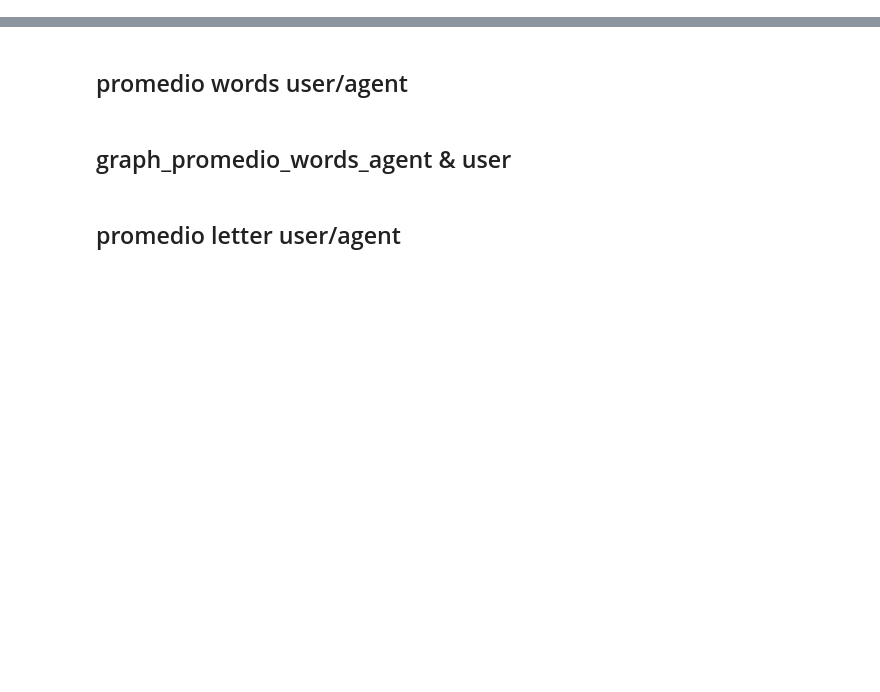
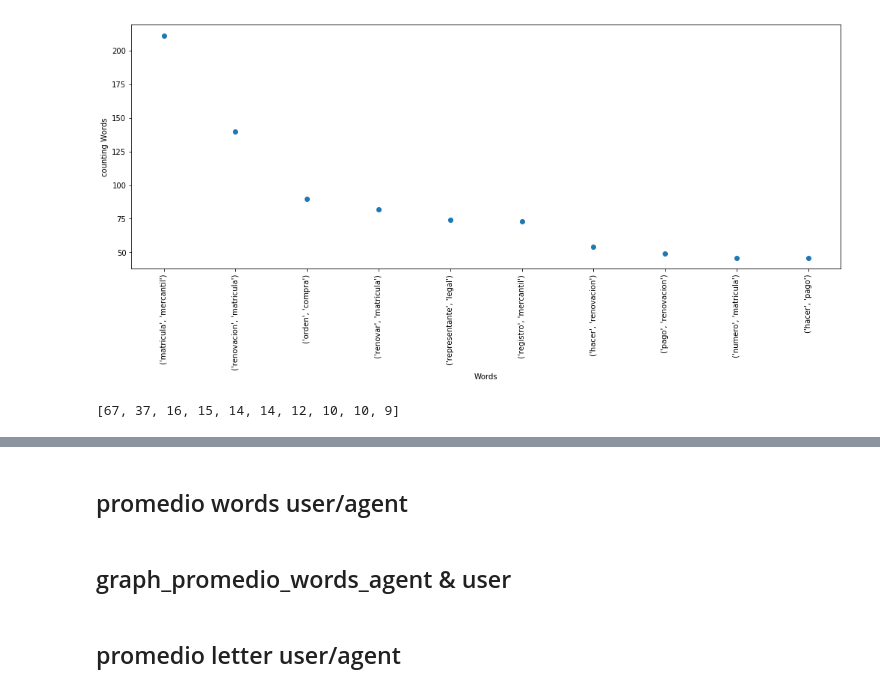
Before and after one commit to jhonex1234/code_py, a Jupyter notebook: nltk/graph_count_promedio/words/chat's/count_words.ipynb, the cells around one changed output, grey strips where cells are left out. Drawn from its saved outputs; the diff is of its cells as text; code cells hidden in the pictures; blank space fills up the shorter version.

```diff
--- a/nltk/graph_count_promedio/words/chat's/count_words.ipynb
+++ b/nltk/graph_count_promedio/words/chat's/count_words.ipynb
@@ -50,0 +193,9 @@ text_chat = datafram_filtered_user['mensaje']
+# %%
+#text_chat_token = re.sub(pattern=r'[^\w]', repl='', string=text_chat_token)
+text_chat_token = text_chat_token.replace("$", "")
+text_chat_token = text_chat_token.replace("?", "")
+text_chat_token = text_chat_token.replace(".", "")
+text_chat_token = text_chat_token.replace("'","")
+len(text_chat_token)
+text_chat_token = re.sub(pattern=r"¿", repl=r"", string=text_chat_token)
+len(text_chat_token)
@@ -51 +204,3 @@ text_chat = datafram_filtered_user['mensaje']
+# %%
+most_token_chat = tokenize.wordpunct_tokenize(text_chat_token)
 # %%
@@ -54,0 +212,3 @@ len(text_chat)
+# %%
+most_token_chat = [normalize('NFKD', word.lower()).encode('ascii', 'ignore').decode('utf-8')
+                 for word in most_token_chat]
@@ -54,0 +264,8 @@ len(text_chat)
+# %%
+bigrams = ngrams(clean_tokens, 2)
+freq_bi = nltk.FreqDist(bigrams).most_common()
+bigrams_dataframe = pd.DataFrame(freq_bi,columns=['bigramas','conteo'])
+#writer_bigrams = pd.ExcelWriter('ngramas.xlsx')
+bigrams_dataframe
+trigramas_dataframe
+#unigrams_dataframe
@@ -54,0 +291,22 @@ len(text_chat)
+# %%
+most_common_word_user = freq_bi[:10]
+
+# sort in-place from highest to lowest
+#most_common_word_user.sort(key=lambda x: x[1], reverse=True)
+
+# save the names and their respective scores separately
+# reverse the tuples to go from most frequent to least frequent
+people = list(zip(*most_common_word_user))[0]
+score = list(zip(*most_common_word_user))[1]
+x_pos = np.arange(len(people))
+
+plt.figure(figsize=(17,6))
+#plt.bar(x_pos, score,align='center')
+plt.scatter(x_pos,score)
+plt.xticks(x_pos, people, rotation=90)
+#plt.yticks(x_pos,max(people))#min(x), max(x)+1, 1.0)
+plt.ylabel('counting Words')
+plt.xlabel('Words' )
+plt.show()
+# %% [output]
+[figure, added]
@@ -54,0 +322,4 @@ len(text_chat)
+# %%
+ conteo[:10]
+# %% [output]
+[67, 37, 16, 15, 14, 14, 12, 10, 10, 9]
```
Also changed, not shown: parts of 52 cells of this notebook, 6 other files.
